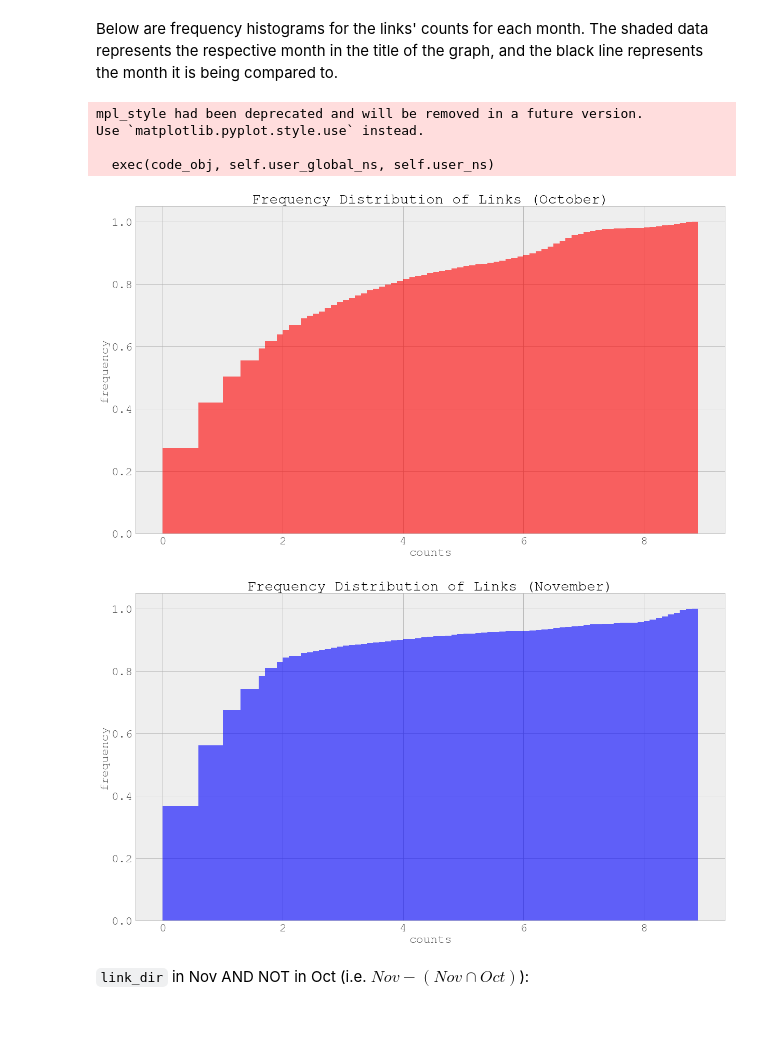
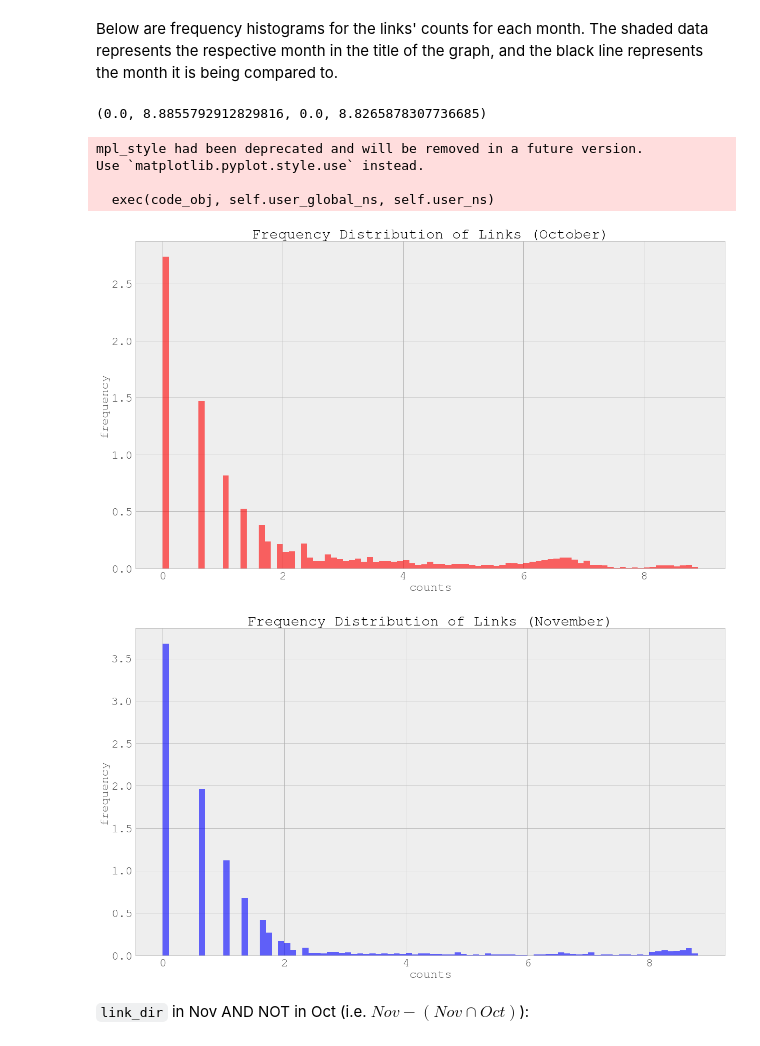
Before and after one commit to CityofToronto/bdit_congestion, a Jupyter notebook: here_map_change/hereanalysis.ipynb, the cells around one changed output. Drawn from its saved outputs; the diff is of its cells as text; code cells hidden in the pictures.

Commit message:
removed cumulative distribution
instead used log

```diff
--- a/here_map_change/hereanalysis.ipynb
+++ b/here_map_change/hereanalysis.ipynb
@@ -73,43 +73,45 @@ string2 = '''SELECT count(link_dir) as count_nov FROM here.ta_201711
 october = pandasql.read_sql(pg.SQL(string1), con)
 
 november = pandasql.read_sql(pg.SQL(string2), con)
+# %%
+o = np.array(np.log(october['count_oct']))
+n = np.array(np.log(november['count_nov']))
+o.min(), o.max(), n.min(), n.max()
+# %% [output]
+(0.0, 8.8855792912829816, 0.0, 8.8265878307736685)
 # %%
 pd.options.display.mpl_style = 'default'
 s = 23
 plt.figure(figsize = (17,10))
-o = np.array(np.log(october['count_oct']))
-n = np.array(np.log(november['count_nov']))
-plt.hist(o, normed=True, bins = [0.1*i for i in range(0, 90)], alpha=0.6, color = 'red', cumulative = True)
-#plt.hist(n, normed=True, bins = [0.1*i for i in range(0, 90)], alpha=0.6, color = 'black', cumulative = True, histtype = 'step', linewidth=3)
 
+plt.hist(o, normed=True, bins = [0.1*i for i in range(0, 90)], alpha=0.6, color = 'red')
 
 plt.xlabel('counts', fontsize = s)
 plt.ylabel('frequency', fontsize = s)
 plt.rc('ytick', labelsize=s)
 plt.rc('xtick', labelsize=s)
 plt.title('Frequency Distribution of Links (October)', fontsize = 28)
 plt.tight_layout()
 
 pd.options.display.mpl_style = 'default'
 plt.figure(figsize = (17,10))
-plt.hist(n, normed=True, bins = [0.1*i for i in range(0, 90)], alpha=0.6, color = 'blue', cumulative = True)
-#plt.hist(o, normed=True, bins = [0.1*i for i in range(0, 90)], alpha=0.6, color = 'black', cumulative = True, histtype = 'step', linewidth=3)
+plt.hist(n, normed=True, bins = [0.1*i for i in range(0, 89)], alpha=0.6, color = 'blue')
 
 plt.xlabel('counts', fontsize = s)
 plt.ylabel('frequency', fontsize = s)
 plt.rc('ytick', labelsize=s)
 plt.rc('xtick', labelsize=s)
 plt.title('Frequency Distribution of Links (November)', fontsize = 28)
 plt.tight_layout()
 
 plt.show()
 # %% [output]
 mpl_style had been deprecated and will be removed in a future version.
 Use `matplotlib.pyplot.style.use` instead.
 
   exec(code_obj, self.user_global_ns, self.user_ns)
-[figure, old version]
+[figure, new version]
-[figure, old version]
+[figure, new version]
 # %% [markdown]
 `link_dir` in Nov AND NOT in Oct (i.e. $Nov - (Nov \cap Oct)$):
 # %%
```
Also changed, not shown: parts of 2 cells of this notebook.
